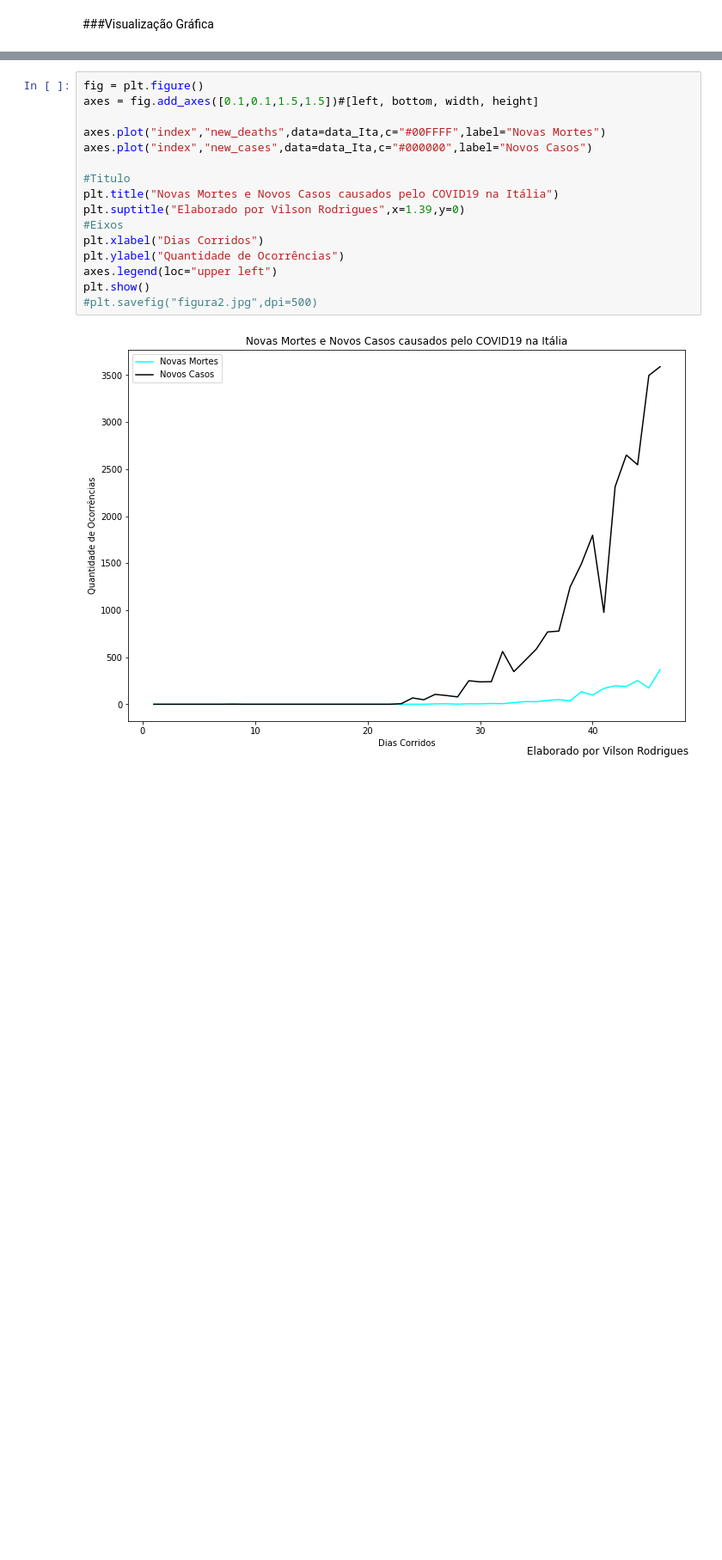
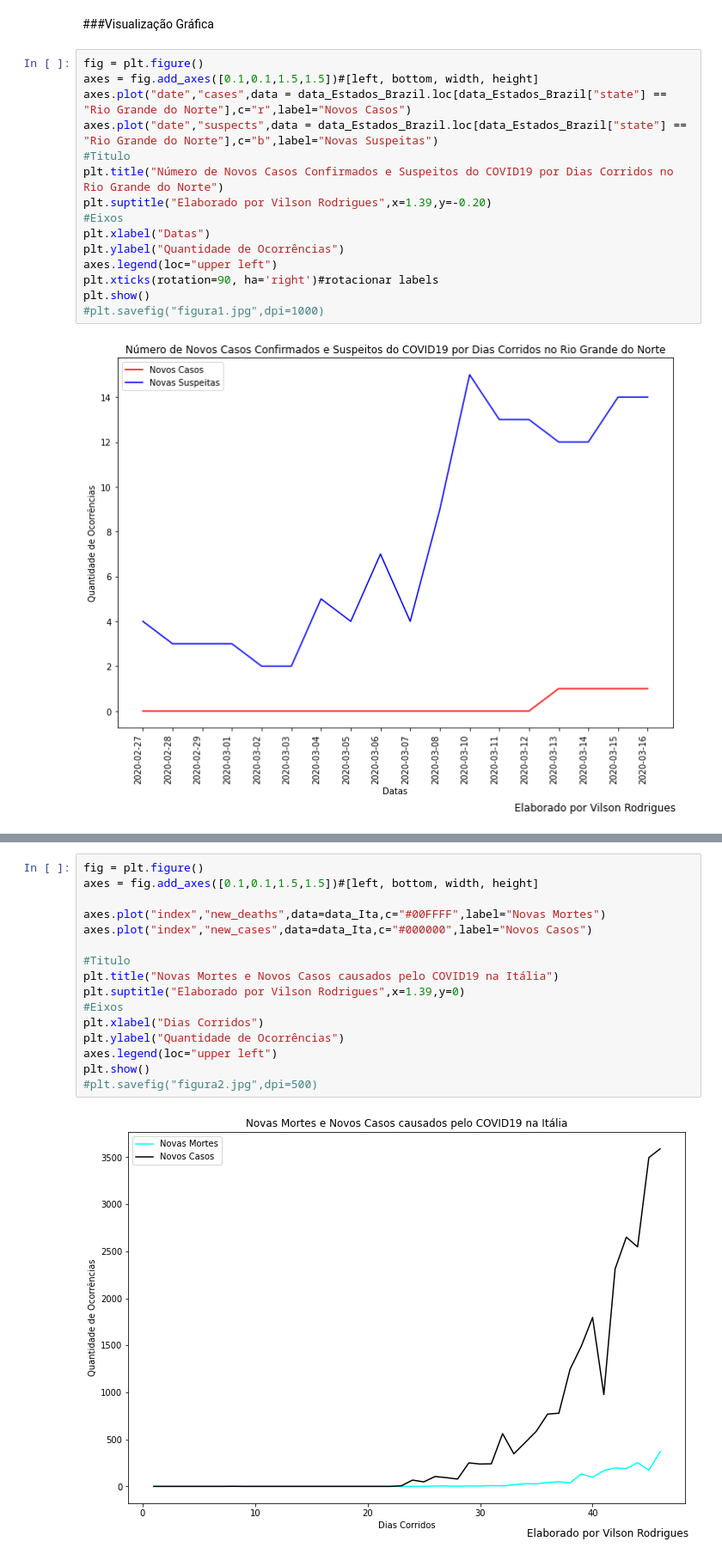
Before and after one commit to vilsonrodrigues/COVID19, a Jupyter notebook: COVID19.ipynb, the cells around one changed output, grey strips where cells are left out. Shown: that part at 86% size. Cells and saved outputs as stored; diff of their text form; blank space fills up the shorter version.

```diff
--- a/COVID19.ipynb
+++ b/COVID19.ipynb
@@ -176,5 +206,22 @@ data_brazil.head(2)
 # %% [markdown]
 ###Visualização Gráfica
+# %%
+fig = plt.figure()
+axes = fig.add_axes([0.1,0.1,1.5,1.5])#[left, bottom, width, height]
+axes.plot("date","cases",data = data_Estados_Brazil.loc[data_Estados_Brazil["state"] == "Rio Grande do Norte"],c="r",label="Novos Casos")
+axes.plot("date","suspects",data = data_Estados_Brazil.loc[data_Estados_Brazil["state"] == "Rio Grande do Norte"],c="b",label="Novas Suspeitas")
+#Titulo
+plt.title("Número de Novos Casos Confirmados e Suspeitos do COVID19 por Dias Corridos no Rio Grande do Norte")
+plt.suptitle("Elaborado por Vilson Rodrigues",x=1.39,y=-0.20)
+#Eixos
+plt.xlabel("Datas")
+plt.ylabel("Quantidade de Ocorrências")
+axes.legend(loc="upper left")
+plt.xticks(rotation=90, ha='right')#rotacionar labels
+plt.show()
+#plt.savefig("figura1.jpg",dpi=1000)
+# %% [output]
+[figure, added]
 # %%
 fig = plt.figure()
 axes = fig.add_axes([0.1,0.1,1.5,1.5])#[left, bottom, width, height]
```
Also changed, not shown: parts of 47 cells of this notebook.
